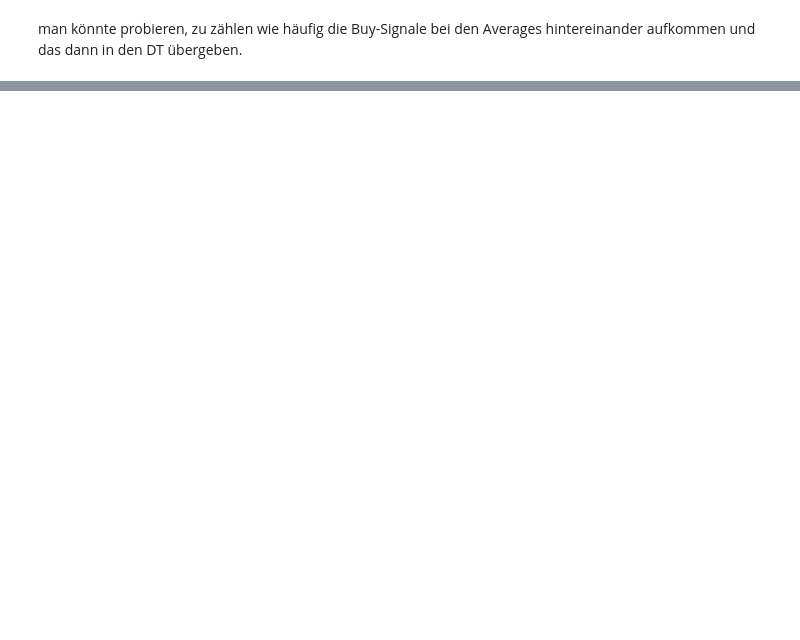
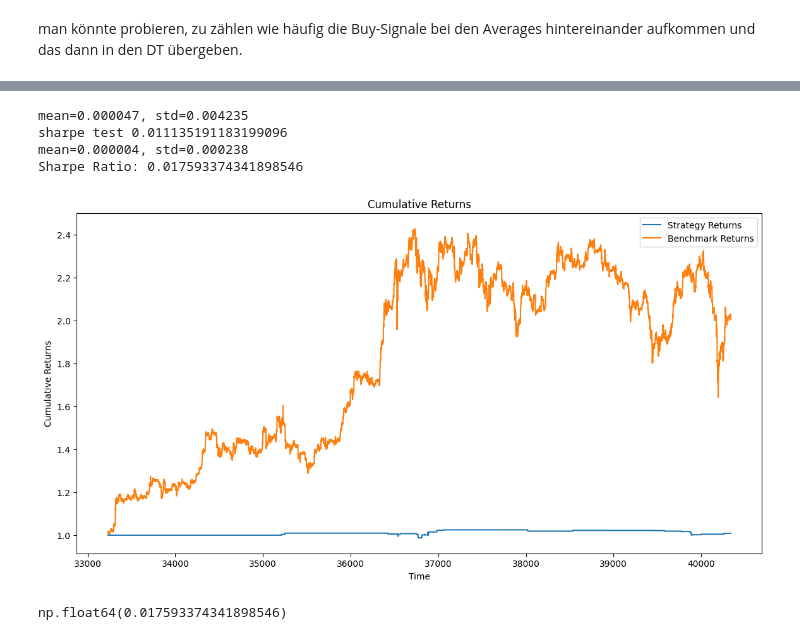
Before and after one commit to adrianbeer/GetaBot, a Jupyter notebook: DecisionTree.ipynb, the cells around one changed output, grey strips where cells are left out. Drawn from its saved outputs; the diff is of its cells as text; code cells hidden in the pictures; blank space fills up the shorter version.

```diff
--- a/DecisionTree.ipynb
+++ b/DecisionTree.ipynb
@@ -283,0 +420,14 @@ man könnte probieren, zu zählen wie häufig die Buy-Signale bei den Averages h
+# %%
+evaluate_model(signal_threshold=0.6,
+              X_test=X_test,
+              best_clf=clf,
+              data=df_hour,
+              holding_period=HOLDING_WINDOW,
+              plot=True)
+# %% [output]
+mean=0.000047, std=0.004235
+sharpe test 0.011135191183199096
+mean=0.000004, std=0.000238
+Sharpe Ratio: 0.017593374341898546
+[figure, added]
+np.float64(0.017593374341898546)
```
Also changed, not shown: parts of 22 cells of this notebook.
